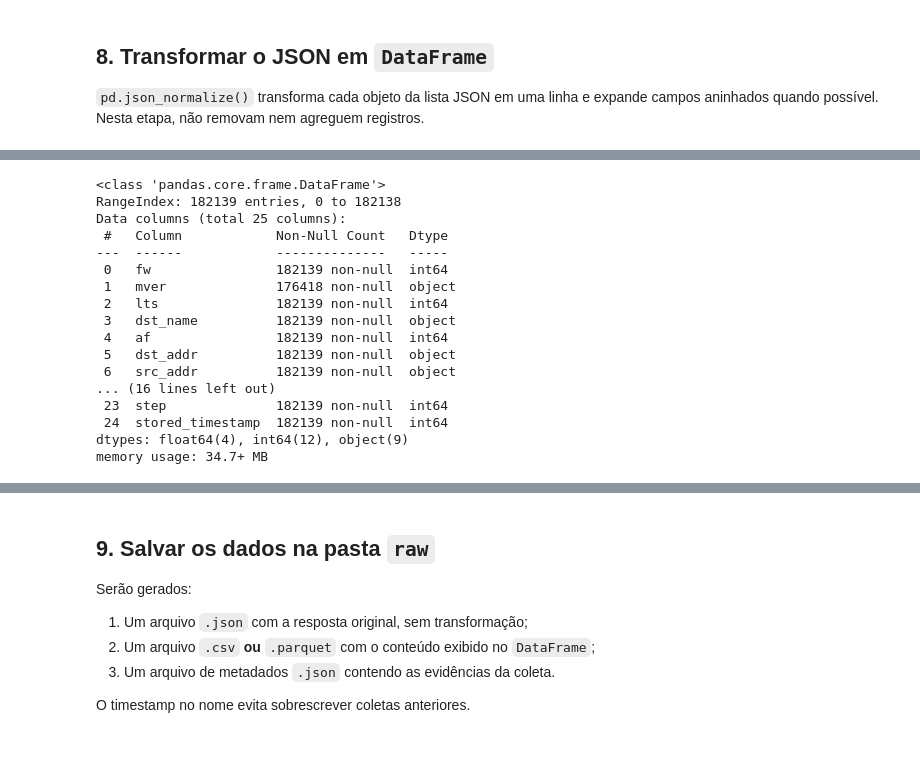
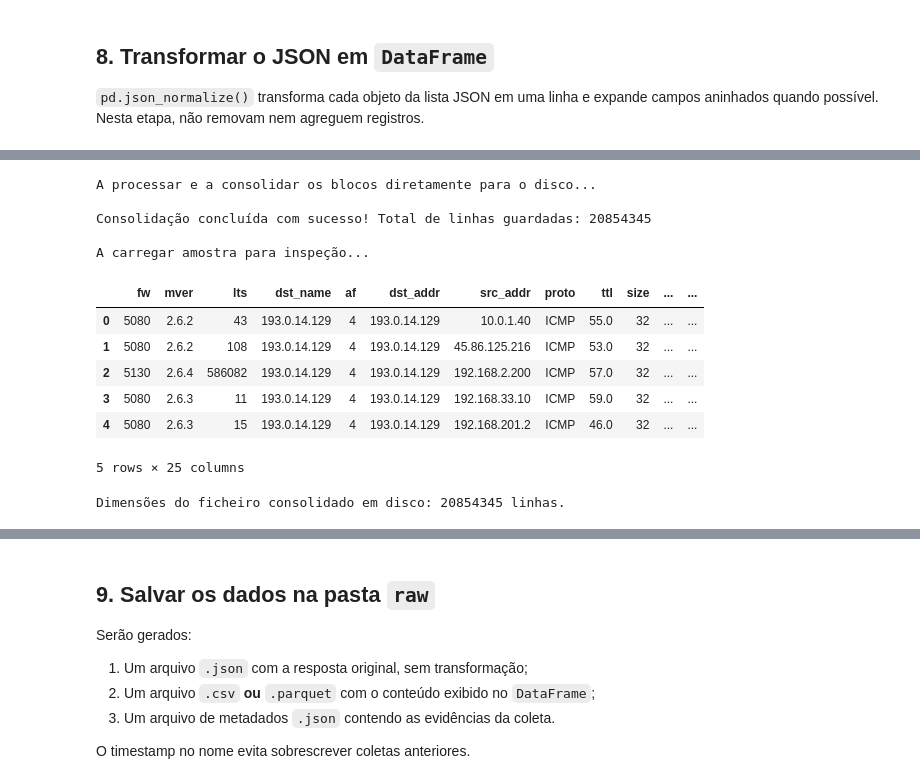
Before and after one commit to guilhermetrajanedasilva/Trabalho-Estruturas-de-Dados-II, a Jupyter notebook: 2_Coleta_de_dados.ipynb, the cells around one changed output, grey strips where cells are left out. Drawn from its saved outputs; the diff is of its cells as text; code cells hidden in the pictures; blank space fills up the shorter version.

```diff
--- a/2_Coleta_de_dados.ipynb
+++ b/2_Coleta_de_dados.ipynb
@@ -1006,21 +980,56 @@ Dimensões do DataFrame (linhas, colunas): (182139, 25)
-# %%
-# Conferência básica das colunas e tipos identificados.
-df_raw.info()
-# %% [output]
-<class 'pandas.core.frame.DataFrame'>
-RangeIndex: 182139 entries, 0 to 182138
-Data columns (total 25 columns):
- #   Column            Non-Null Count   Dtype
----  ------            --------------   -----
- 0   fw                182139 non-null  int64
- 1   mver              176418 non-null  object
- 2   lts               182139 non-null  int64
- 3   dst_name          182139 non-null  object
- 4   af                182139 non-null  int64
- 5   dst_addr          182139 non-null  object
- 6   src_addr          182139 non-null  object
-... (16 lines left out)
- 23  step              182139 non-null  int64
- 24  stored_timestamp  182139 non-null  int64
-dtypes: float64(4), int64(12), object(9)
-memory usage: 34.7+ MB
+# %%
+import json
+from pathlib import Path
+import pandas as pd
+
+#  Configurar caminhos
+PASTA_RAW = Path("dados_raw")
+PASTA_PARCIAL = PASTA_RAW / "parciais_blocos"
+caminho_csv = PASTA_RAW / "ripe_atlas_consolidado.csv"
+
+# Se o ficheiro CSV final já existir, remove-o para recriar do zero
+if caminho_csv.exists():
+    caminho_csv.unlink()
+
+print("A processar e a consolidar os blocos diretamente para o disco...")
+primeira_gravacao = True
+total_linhas = 0
+
+#  Ler cada bloco do disco, normalizar e anexar ao CSV final incrementalmente
+for arquivo in sorted(PASTA_PARCIAL.glob("bloco_*.json")):
+    with open(arquivo, "r", encoding="utf-8") as f:
+        bloco = json.load(f)
+
+    if bloco:
+        df_bloco = pd.json_normalize(bloco, sep="_")
+        df_bloco.to_csv(
+            caminho_csv,
+            mode='a',
+            header=primeira_gravacao,
+            index=False,
+            encoding='utf-8'
+        )
+        total_linhas += len(df_bloco)
+        primeira_gravacao = False
+
+print(f"\nConsolidação concluída com sucesso! Total de linhas guardadas: {total_linhas}")
+
+#  Exibir uma amostra leve para validação (sem carregar os 20 milhões de linhas para a RAM)
+print("\nA carregar amostra para inspeção...")
+df_amostra = pd.read_csv(caminho_csv, nrows=5)
+display(df_amostra.head())
+print(f"Dimensões do ficheiro consolidado em disco: {total_linhas} linhas.")
+# %% [output]
+A processar e a consolidar os blocos diretamente para o disco...
+
+Consolidação concluída com sucesso! Total de linhas guardadas: 20854345
+
+A carregar amostra para inspeção...
+|  | fw | mver | lts | dst_name | af | dst_addr | src_addr | proto | ttl | size | ... | ... |
+| 0 | 5080 | 2.6.2 | 43 | 193.0.14.129 | 4 | 193.0.14.129 | 10.0.1.40 | ICMP | 55.0 | 32 | ... | ... |
+| 1 | 5080 | 2.6.2 | 108 | 193.0.14.129 | 4 | 193.0.14.129 | 45.86.125.216 | ICMP | 53.0 | 32 | ... | ... |
+| 2 | 5130 | 2.6.4 | 586082 | 193.0.14.129 | 4 | 193.0.14.129 | 192.168.2.200 | ICMP | 57.0 | 32 | ... | ... |
+| 3 | 5080 | 2.6.3 | 11 | 193.0.14.129 | 4 | 193.0.14.129 | 192.168.33.10 | ICMP | 59.0 | 32 | ... | ... |
+| 4 | 5080 | 2.6.3 | 15 | 193.0.14.129 | 4 | 193.0.14.129 | 192.168.201.2 | ICMP | 46.0 | 32 | ... | ... |
+5 rows × 25 columns
+Dimensões do ficheiro consolidado em disco: 20854345 linhas.
```
Also changed, not shown: parts of 9 cells of this notebook.
